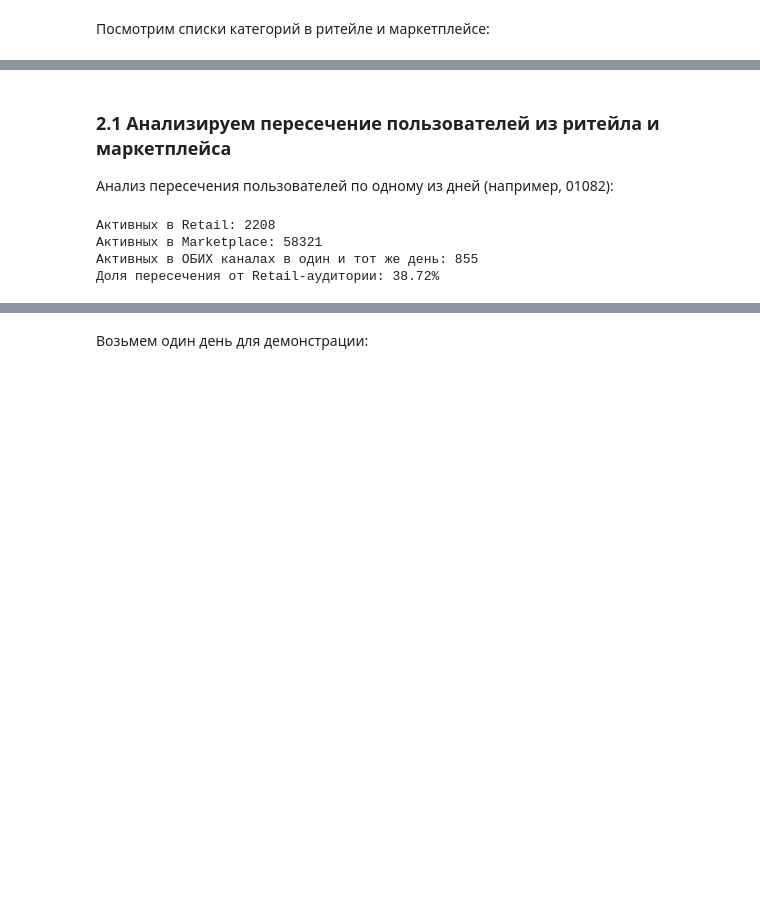
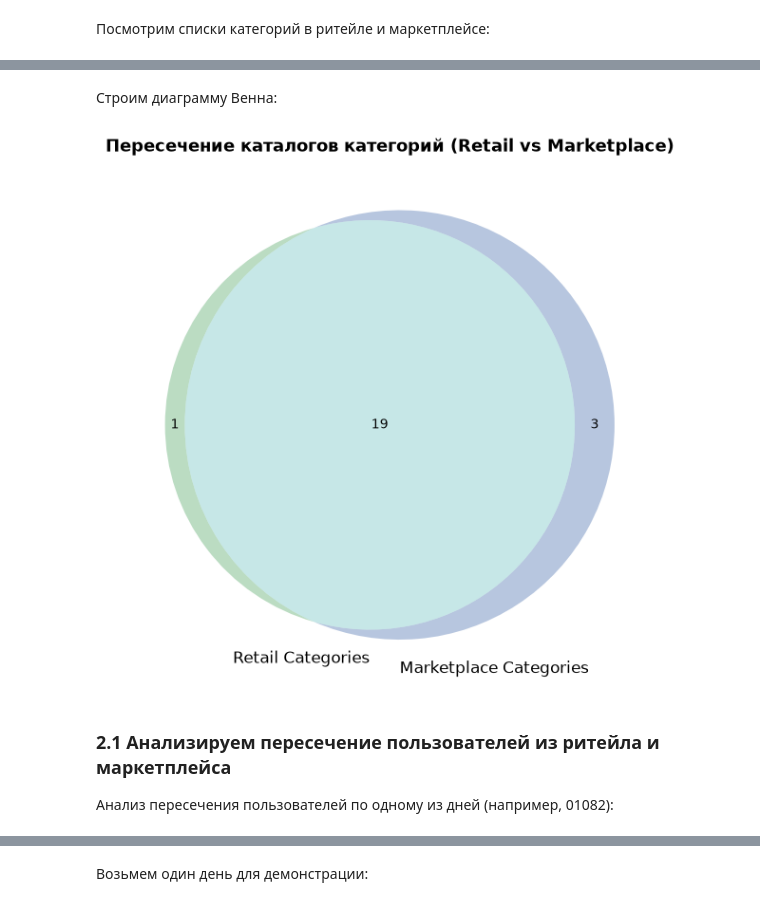
Before and after one commit to Valerpa/recsys-hse-year-project, a Jupyter notebook: 2_EDA/ml track.ipynb, the cells around one changed output, grey strips where cells are left out. Saved outputs shown, nothing was run; the diff lists cells and outputs as text; code cells hidden in the pictures; blank space fills up the shorter version.

```diff
--- a/2_EDA/ml track.ipynb
+++ b/2_EDA/ml track.ipynb
@@ -472,6 +473,9 @@ plt.show()
 # %% [markdown]
 Смотрим справочники категорий:
 # %%
-print("Уникальных категорий в Retail:", df_retail_items['category'].n_unique())
-print("Уникальных категорий в Marketplace:", df_market_items['category'].n_unique())
+retail_categories = set(df_retail_items['category'].drop_nulls().unique().to_list())
+market_categories = set(df_market_items['category'].drop_nulls().unique().to_list())
+
+print("Уникальных категорий в Retail:", len(retail_categories))
+print("Уникальных категорий в Marketplace:", len(market_categories))
 # %% [output]
@@ -493,0 +500,14 @@ print(df_market_items['category'].drop_nulls().unique().head(10).to_list())
+# %%
+intersection = retail_categories.intersection(market_categories)
+only_in_retail = retail_categories - market_categories
+only_in_market = market_categories - retail_categories
+
+print(f"Строго совпало (пересечение): {len(intersection)}")
+
+print("\n Категории ТОЛЬКО в Retail:")
+for cat in only_in_retail:
+    print(f"  - {cat}")
+
+print("\n Категории ТОЛЬКО в Marketplace:")
+for cat in only_in_market:
+    print(f"  - {cat}")
@@ -494,19 +524,20 @@ print(df_market_items['category'].drop_nulls().unique().head(10).to_list())
+# %% [markdown]
+Строим диаграмму Венна:
+# %%
+plt.figure(figsize=(8, 6))
+
+v = venn2(
+    subsets=(len(only_in_retail), len(only_in_market), len(intersection)),
+    set_labels=('Retail Categories', 'Marketplace Categories'),
+    set_colors=('#55A868', '#4C72B0')
+)
+
+plt.title('Пересечение каталогов категорий (Retail vs Marketplace)', fontsize=13, fontweight='bold', pad=15)
+plt.tight_layout()
+plt.show()
+# %% [output]
+[figure, added]
 # %% [markdown]
 ### 2.1 Анализируем пересечение пользователей из ритейла и маркетплейса
 
 Анализ пересечения пользователей по одному из дней (например, 01082):
-# %%
-retail_users = set(df_retail_events['user_id'].unique().to_list())
-market_users = set(df_market_events['user_id'].unique().to_list())
-
-intersection_users = retail_users.intersection(market_users)
-
-print(f"Активных в Retail: {len(retail_users)}")
-print(f"Активных в Marketplace: {len(market_users)}")
-print(f"Активных в ОБИХ каналах в один и тот же день: {len(intersection_users)}")
-print(f"Доля пересечения от Retail-аудитории: {len(intersection_users) / len(retail_users) * 100:.2f}%")
-# %% [output]
-Активных в Retail: 2208
-Активных в Marketplace: 58321
-Активных в ОБИХ каналах в один и тот же день: 855
-Доля пересечения от Retail-аудитории: 38.72%
```
Also changed, not shown: parts of 11 cells of this notebook.
